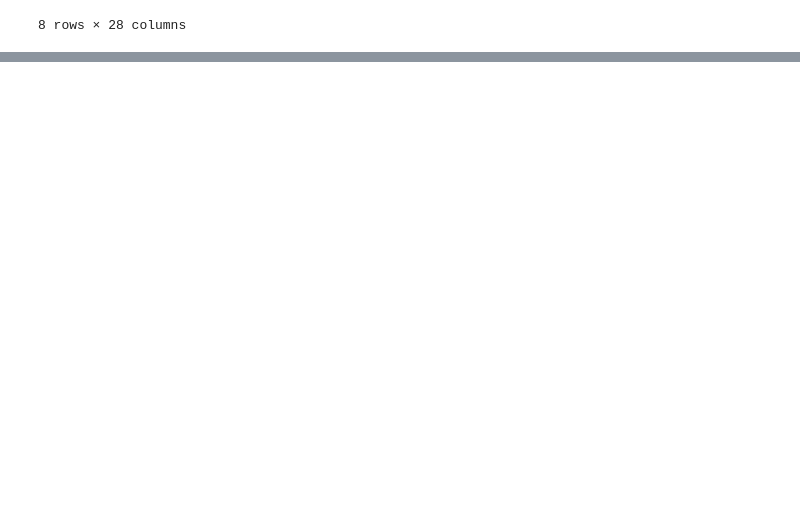
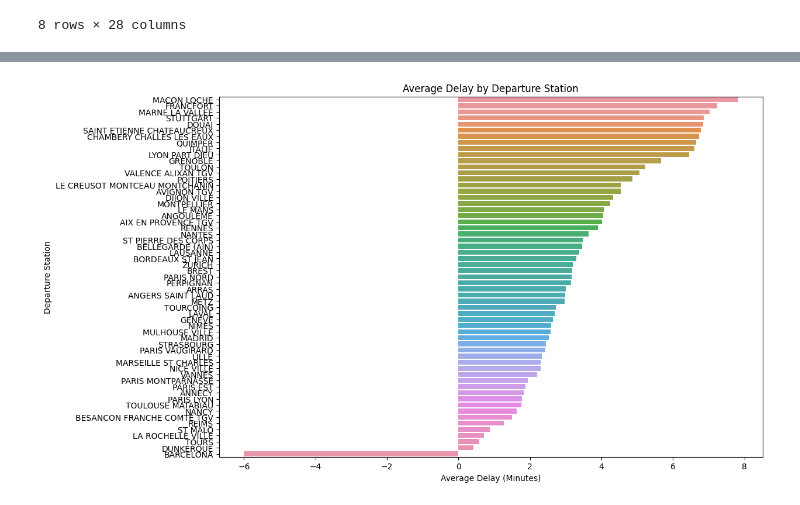
Before and after one commit to ZTW21/Detroit-Public-Transport-Clustering, a Jupyter notebook: Notebook.ipynb, the cells around one changed output, grey strips where cells are left out. Cells and saved outputs as stored; diff of their text form; code cells hidden in the pictures; blank space fills up the shorter version.

Commit message:
fixed some values

```diff
--- a/Notebook.ipynb
+++ b/Notebook.ipynb
@@ -83,0 +74,13 @@ plt.show()
+# %%
+# Aggregating Data by Route
+route_delays = df2.groupby('Departure station')['Average delay of all departing trains (min)'].mean().reset_index()
+
+# Plotting Average Delay by Route
+plt.figure(figsize=(12, 8))
+sns.barplot(x='Average delay of all departing trains (min)', y='Departure station', data=route_delays.sort_values(by='Average delay of all departing trains (min)', ascending=False))
+plt.title('Average Delay by Departure Station')
+plt.xlabel('Average Delay (Minutes)')
+plt.ylabel('Departure Station')
+plt.show()
+# %% [output]
+[figure, added]
```
Also changed, not shown: parts of 4 cells of this notebook.
